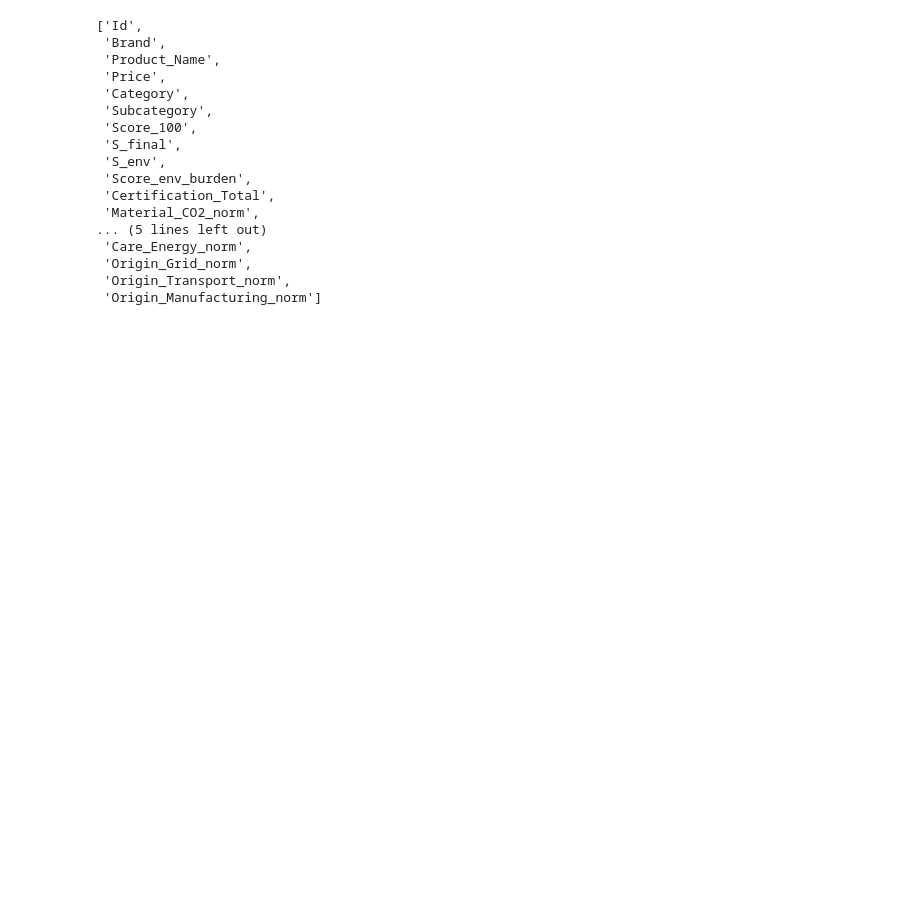
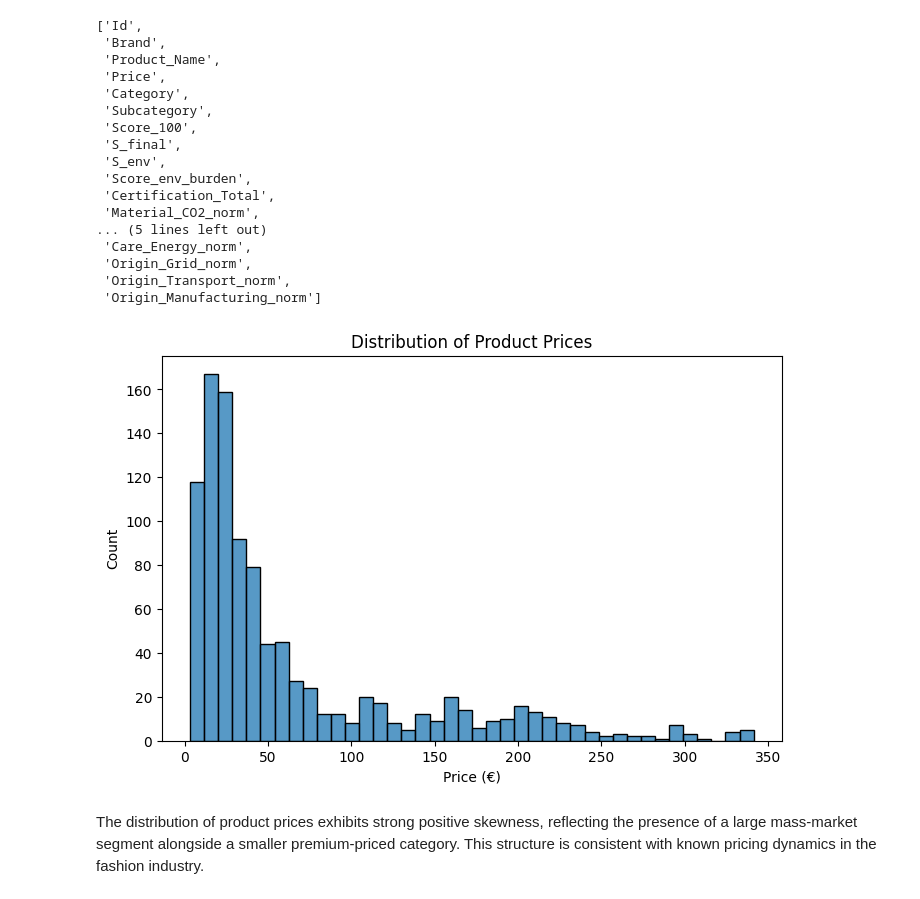
Before and after one commit to lmcassidy/Quantifying-sustainability-in-fashion-, a Jupyter notebook: Model_Predict_Price.ipynb, the cells around one changed output. Saved outputs shown, nothing was run; the diff lists cells and outputs as text; code cells hidden in the pictures; blank space fills up the shorter version.

Commit message:
model predict price

```diff
--- a/Model_Predict_Price.ipynb
+++ b/Model_Predict_Price.ipynb
@@ -104,10 +90,4 @@ dtype: int64
 # %%
-df_ml["Price"] = (
-    df_ml["Price"]
-    .str.replace("€", "", regex=False)
-    .str.strip()
-)
-
 df_ml["Price"] = pd.to_numeric(df_ml["Price"], errors="coerce")
 # %%
 df_ml["Price"].dtype
@@ -133,3 +134,15 @@ list(df_ml.columns)
  'Origin_Grid_norm',
  'Origin_Transport_norm',
  'Origin_Manufacturing_norm']
+# %%
+#Price distribution
+plt.figure(figsize=(8,5))
+sns.histplot(df_ml["Price"], bins=40)
+
+plt.title("Distribution of Product Prices")
+plt.xlabel("Price (€)")
+plt.show()
+# %% [output]
+[figure, added]
+# %% [markdown]
+The distribution of product prices exhibits strong positive skewness, reflecting the presence of a large mass-market segment alongside a smaller premium-priced category. This structure is consistent with known pricing dynamics in the fashion industry.
```
Also changed, not shown: parts of 31 cells of this notebook.
